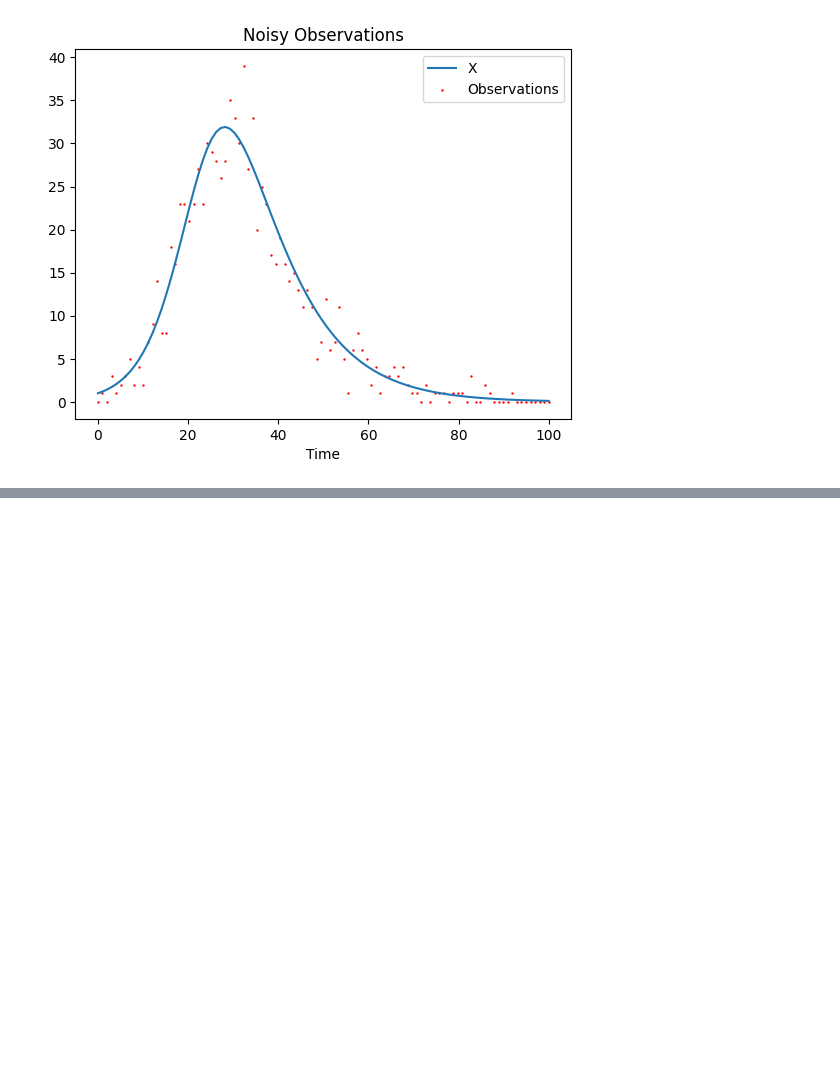
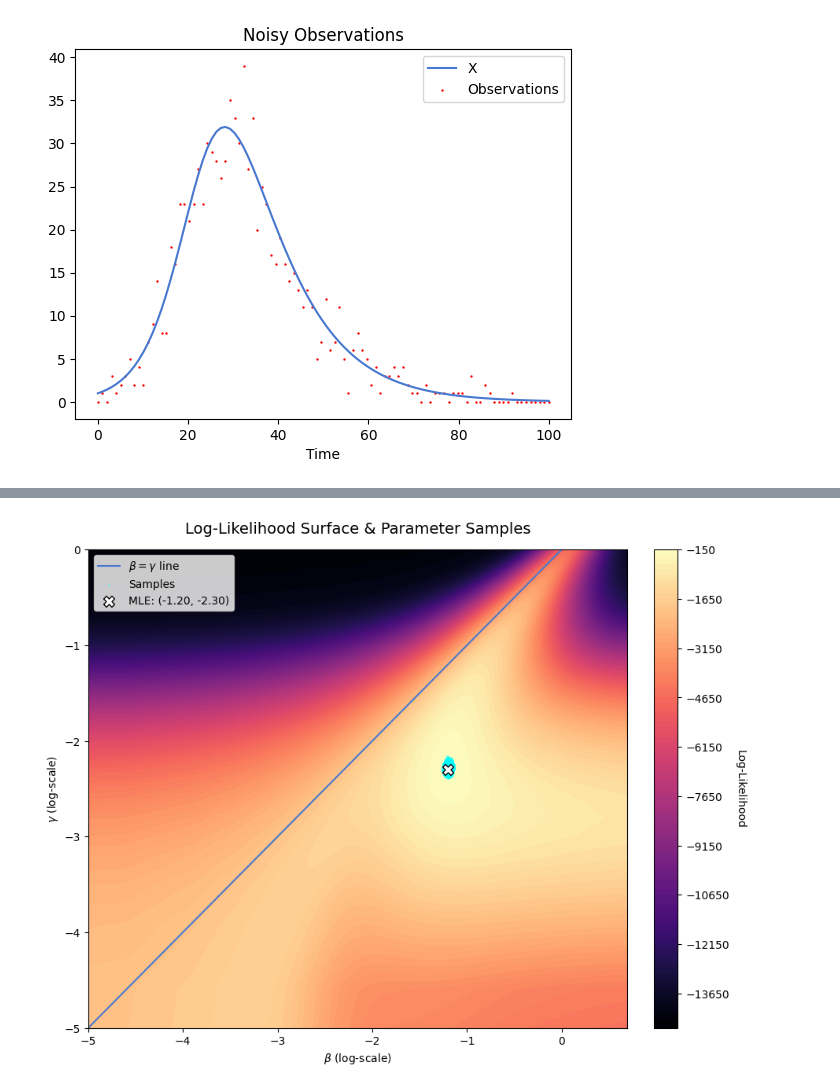
Before and after one commit to Averydx/GradientBasedSamplers, a Jupyter notebook: examples/nuts_sir.ipynb, the cells around one changed output, grey strips where cells are left out. Cells and saved outputs as stored; diff of their text form; code cells hidden in the pictures; blank space fills up the shorter version.

```diff
--- a/examples/nuts_sir.ipynb
+++ b/examples/nuts_sir.ipynb
@@ -146,0 +145,50 @@ plt.legend()
+# %%
+import matplotlib.pyplot as plt
+import jax.numpy as jnp
+from jax import vmap
+
+grid_range = jnp.arange(0.0001, 2.0, 0.01)
+betas = jnp.log(grid_range)
+gammas = jnp.log(grid_range)
+
+
+def evaluate_joint(b, g):
+    return joint(jnp.array([b, g]))
+
+v_joint = vmap(vmap(evaluate_joint, in_axes=(None, 0)), in_axes=(0, None))
+LL = v_joint(betas, gammas)
+
+idx = jnp.argmax(LL)
+i, j = jnp.unravel_index(idx, LL.shape)
+beta_star, gamma_star = betas[i], gammas[j]
+
+
+plt.style.use('seaborn-v0_8-muted') # Optional: cleaner styling
+fig, ax = plt.subplots(figsize=(9, 7), constrained_layout=True)
+
+ax.set_ylim(-5,0.)
+ax.set_xlim(-5,0.69)
+
+X, Y = jnp.meshgrid(betas, gammas)
+
+
+cp = ax.contourf(X, Y, LL.T, levels=100, cmap="magma")
+cbar = fig.colorbar(cp, ax=ax)
+cbar.set_label("Log-Likelihood", rotation=270, labelpad=15)
+
+ax.plot(betas,betas, label = "$\\beta = \\gamma$ line")
+
+ax.scatter(samples[...,0], samples[...,1], s=1, color="cyan", alpha=0.3, label="Samples")
+
+ax.scatter(beta_star, gamma_star, marker="X", s=100, color="white",
+           edgecolor="black", label=f"MLE: ({beta_star:.2f}, {gamma_star:.2f})", zorder=10)
+
+
+ax.set_xlabel(r"$\beta$ (log-scale)")
+ax.set_ylabel(r"$\gamma$ (log-scale)")
+ax.set_title("Log-Likelihood Surface & Parameter Samples", fontsize=14, pad=15)
+ax.legend(frameon=True, facecolor='white')
+
+plt.show()
+# %% [output]
+[figure, added]
```
Also changed, not shown: parts of 4 cells of this notebook, 3 other files.
